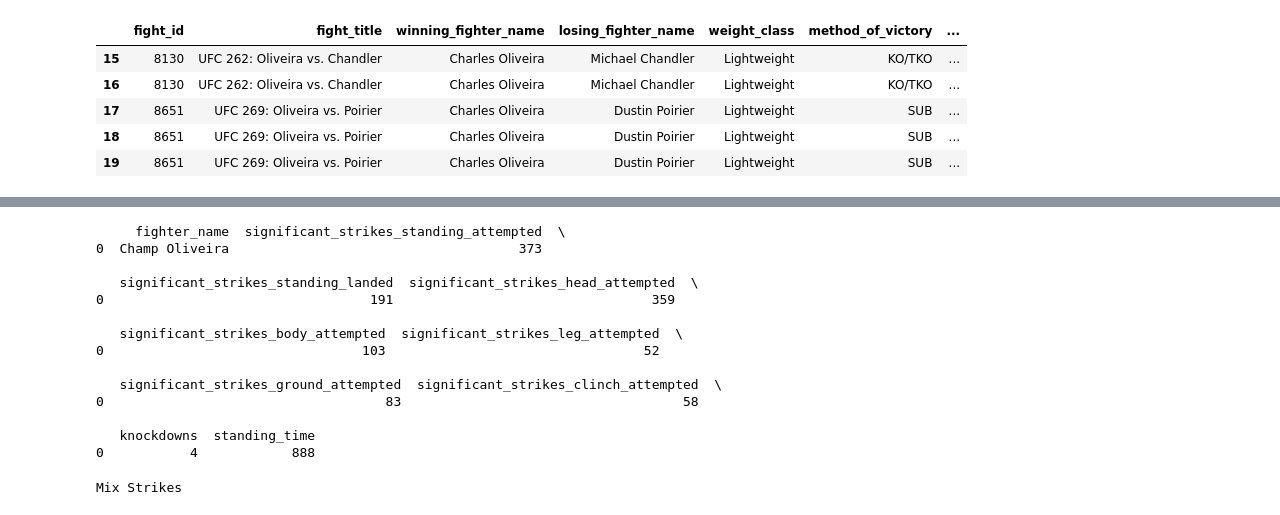
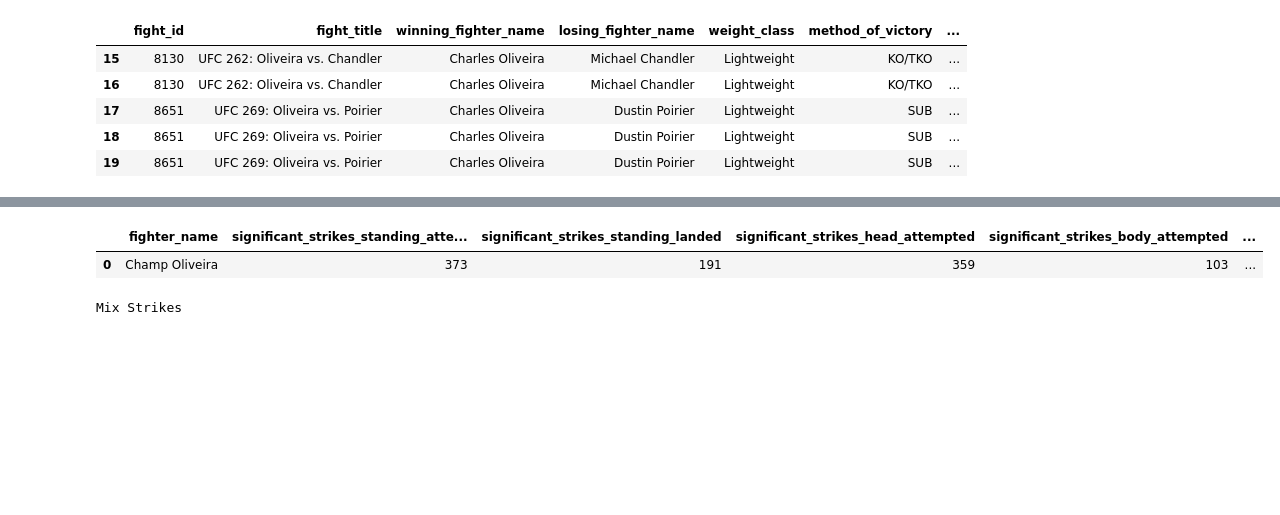
Before and after one commit to anthony-aleman/CharlesOliveira, a Jupyter notebook: EDA_Charles.ipynb, the cells around one changed output, grey strips where cells are left out. Saved outputs shown, nothing was run; the diff lists cells and outputs as text; code cells hidden in the pictures; blank space fills up the shorter version.

```diff
--- a/EDA_Charles.ipynb
+++ b/EDA_Charles.ipynb
@@ -448,22 +448,10 @@ group_frame_wins.head(3)
 | 0 | Charles Oliveira | 373 | 191 | 359 | 103 | ... |
 # %%
 group_frame_wins.fighter_name = 'Champ Oliveira'
-print(group_frame_wins)
+group_frame_wins
 # %% [output]
-     fighter_name  significant_strikes_standing_attempted  \
-0  Champ Oliveira                                     373
-
-   significant_strikes_standing_landed  significant_strikes_head_attempted  \
-0                                  191                                 359
-
-   significant_strikes_body_attempted  significant_strikes_leg_attempted  \
-0                                 103                                 52
-
-   significant_strikes_ground_attempted  significant_strikes_clinch_attempted  \
-0                                    83                                    58
-
-   knockdowns  standing_time
-0           4            888
+|  | fighter_name | significant_strikes_standing_atte... | significant_strikes_standing_landed | significant_strikes_head_attempted | significant_strikes_body_attempted | ... |
+| 0 | Champ Oliveira | 373 | 191 | 359 | 103 | ... |
 # %%
 group_frame_wins['head_ratio'] = group_frame_wins.significant_strikes_head_attempted / (group_frame_wins.significant_strikes_head_attempted + group_frame_wins.significant_strikes_body_attempted + group_frame_wins.significant_strikes_leg_attempted)
 group_frame_wins['body_ratio'] = group_frame_wins.significant_strikes_body_attempted / (group_frame_wins.significant_strikes_head_attempted + group_frame_wins.significant_strikes_body_attempted + group_frame_wins.significant_strikes_leg_attempted)
```
Also changed, not shown: parts of 1 cell of this notebook, 4 other files.
